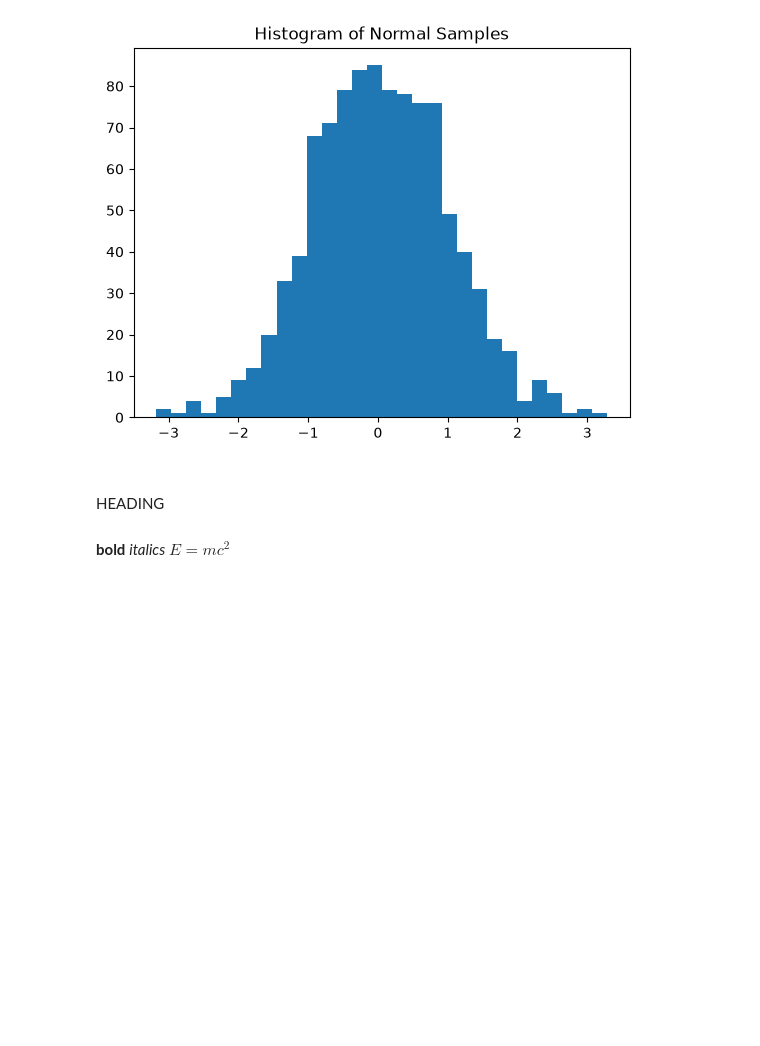
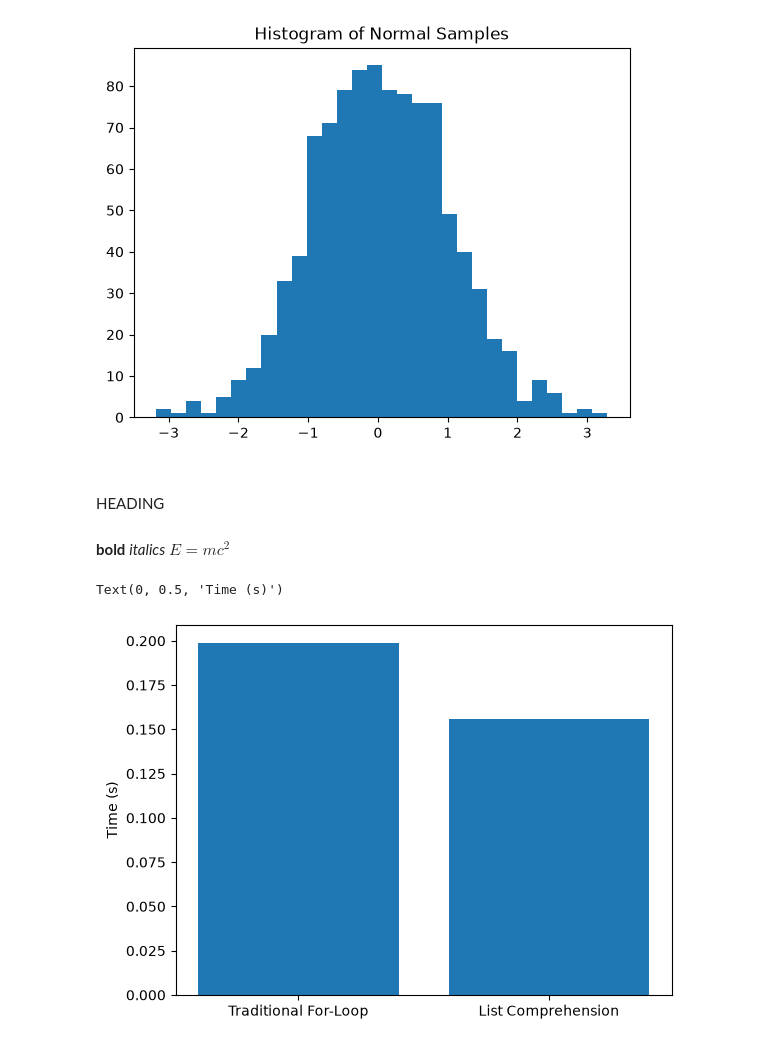
Before and after one commit to sparkyyyhd-bu/PY191_lab, a Jupyter notebook: lab1/lab1.ipynb, the cells around one changed output. Saved outputs shown, nothing was run; the diff lists cells and outputs as text; code cells hidden in the pictures; blank space fills up the shorter version.

```diff
--- a/lab1/lab1.ipynb
+++ b/lab1/lab1.ipynb
@@ -108,3 +108,25 @@ HEADING
 **bold**
 *italics*
 $E = mc^2$
+# %%
+import timeit
+import matplotlib.pyplot as plt
+
+def traditional_for():
+    l = []
+    for i in range(10000):
+        l.append(i**2)
+    return l
+
+def list_comprehension():
+    l = [i**2 for i in range(10000)]
+    return l
+
+time1 = timeit.timeit(traditional_for, number = 1)
+time2 = timeit.timeit(list_comprehension, number - 1)
+
+plt.bar(["Traditional For-Loop", "List Comprehension"], [time1, time2])
+plt.ylabel("Time (s)")
+# %% [output]
+Text(0, 0.5, 'Time (s)')
+[figure, added]
```
